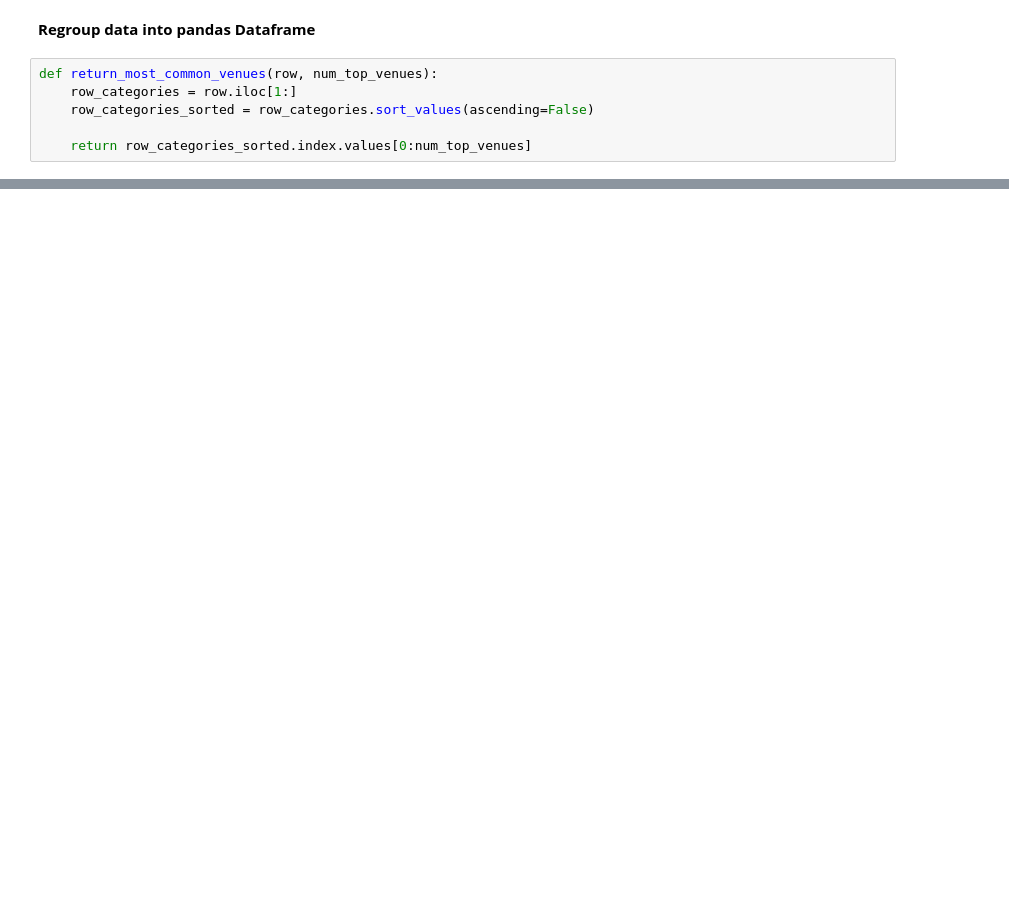
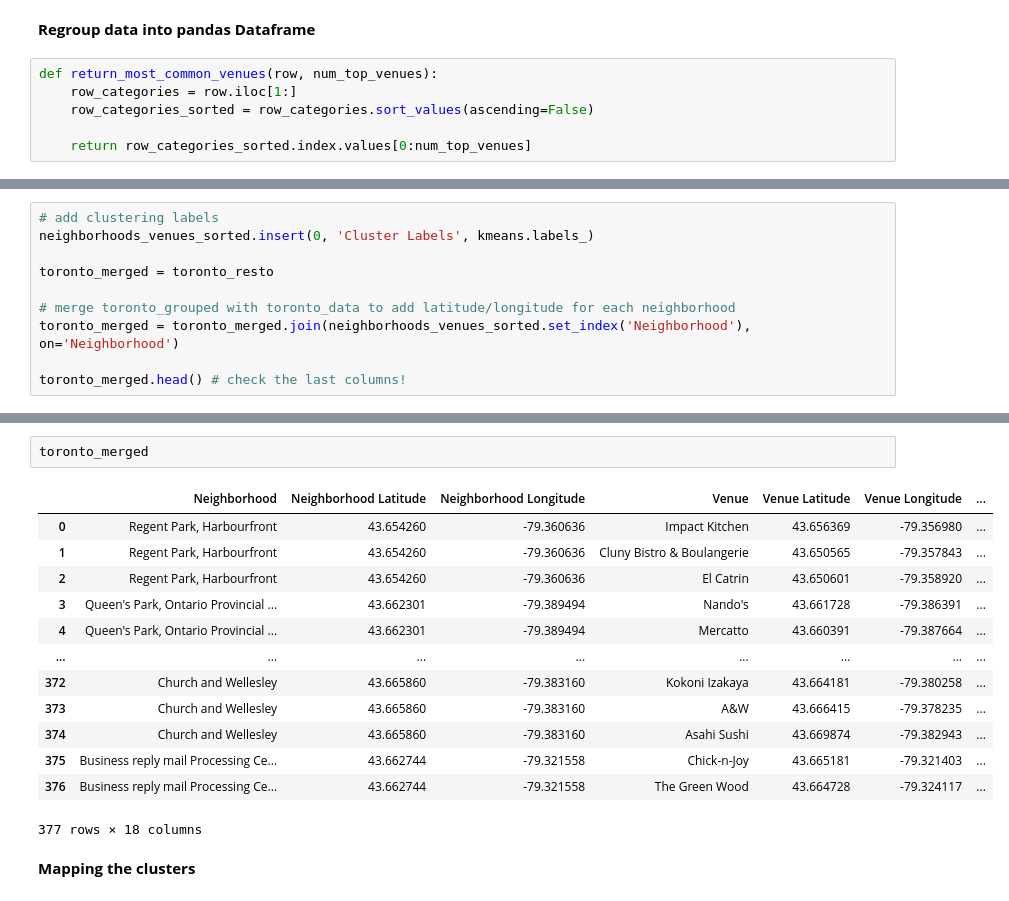
Before and after one commit to chikoungoun/IBM-Courses, a Jupyter notebook: Battle of the Neighborhoods/Battle of the neighborhoods Description of The problem Week 2.ipynb, the cells around one changed output, grey strips where cells are left out. Cells and saved outputs as stored; diff of their text form; blank space fills up the shorter version.

```diff
--- a/Battle of the Neighborhoods/Battle of the neighborhoods Description of The problem Week 2.ipynb
+++ b/Battle of the Neighborhoods/Battle of the neighborhoods Description of The problem Week 2.ipynb
@@ -513,0 +546,10 @@ neighborhoods_venues_sorted
+# %%
+# add clustering labels
+neighborhoods_venues_sorted.insert(0, 'Cluster Labels', kmeans.labels_)
+
+toronto_merged = toronto_resto
+
+# merge toronto_grouped with toronto_data to add latitude/longitude for each neighborhood
+toronto_merged = toronto_merged.join(neighborhoods_venues_sorted.set_index('Neighborhood'), on='Neighborhood')
+
+toronto_merged.head() # check the last columns!
@@ -513,0 +563,18 @@ neighborhoods_venues_sorted
+# %%
+toronto_merged
+# %% [output]
+|  | Neighborhood | Neighborhood Latitude | Neighborhood Longitude | Venue | Venue Latitude | Venue Longitude | ... |
+| 0 | Regent Park, Harbourfront | 43.654260 | -79.360636 | Impact Kitchen | 43.656369 | -79.356980 | ... |
+| 1 | Regent Park, Harbourfront | 43.654260 | -79.360636 | Cluny Bistro & Boulangerie | 43.650565 | -79.357843 | ... |
+| 2 | Regent Park, Harbourfront | 43.654260 | -79.360636 | El Catrin | 43.650601 | -79.358920 | ... |
+| 3 | Queen's Park, Ontario Provincial ... | 43.662301 | -79.389494 | Nando's | 43.661728 | -79.386391 | ... |
+| 4 | Queen's Park, Ontario Provincial ... | 43.662301 | -79.389494 | Mercatto | 43.660391 | -79.387664 | ... |
+| ... | ... | ... | ... | ... | ... | ... | ... |
+| 372 | Church and Wellesley | 43.665860 | -79.383160 | Kokoni Izakaya | 43.664181 | -79.380258 | ... |
+| 373 | Church and Wellesley | 43.665860 | -79.383160 | A&W | 43.666415 | -79.378235 | ... |
+| 374 | Church and Wellesley | 43.665860 | -79.383160 | Asahi Sushi | 43.669874 | -79.382943 | ... |
+| 375 | Business reply mail Processing Ce... | 43.662744 | -79.321558 | Chick-n-Joy | 43.665181 | -79.321403 | ... |
+| 376 | Business reply mail Processing Ce... | 43.662744 | -79.321558 | The Green Wood | 43.664728 | -79.324117 | ... |
+377 rows × 18 columns
+# %% [markdown]
+**Mapping the clusters**
```
Also changed, not shown: parts of 16 cells of this notebook.
